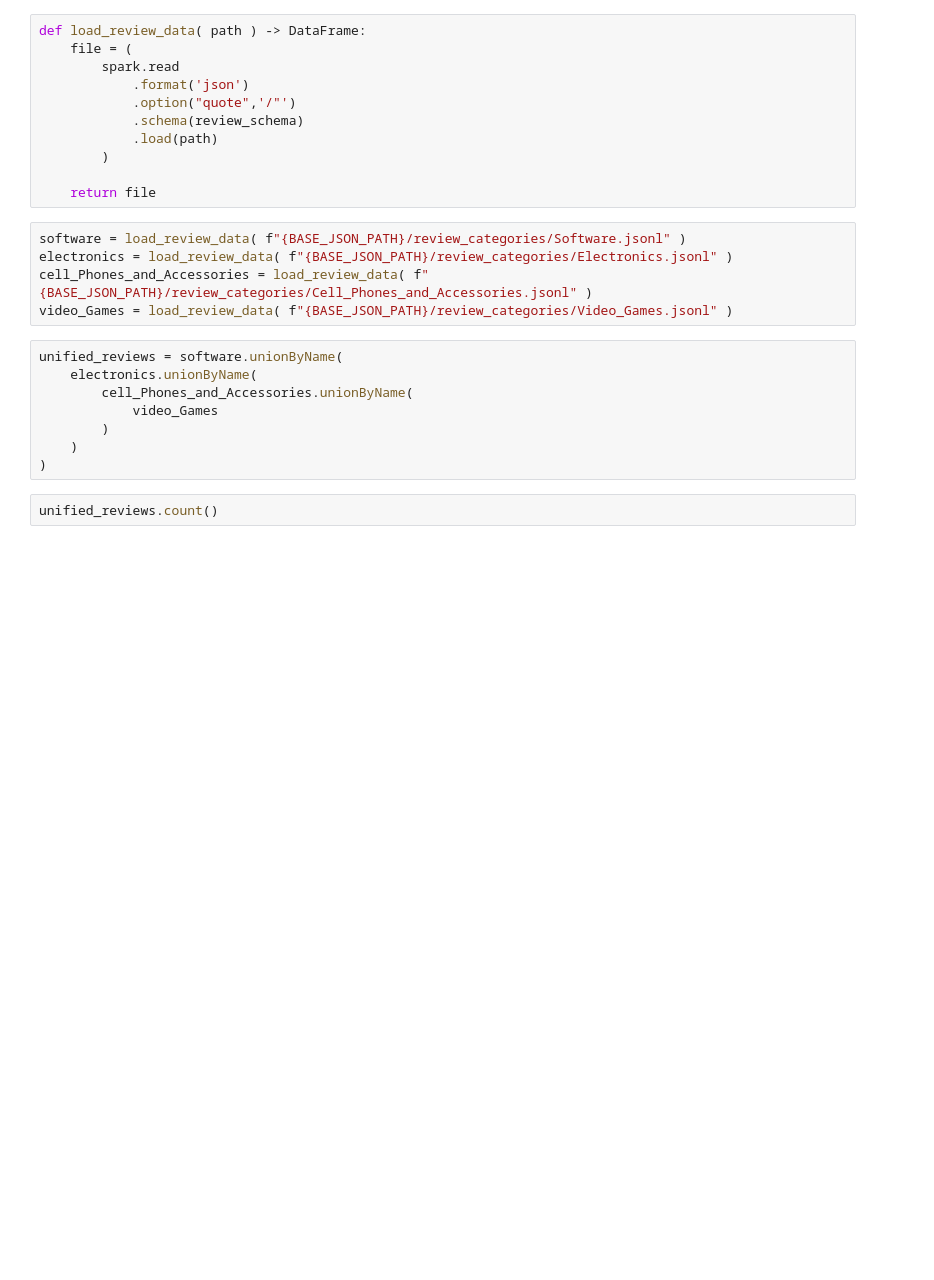
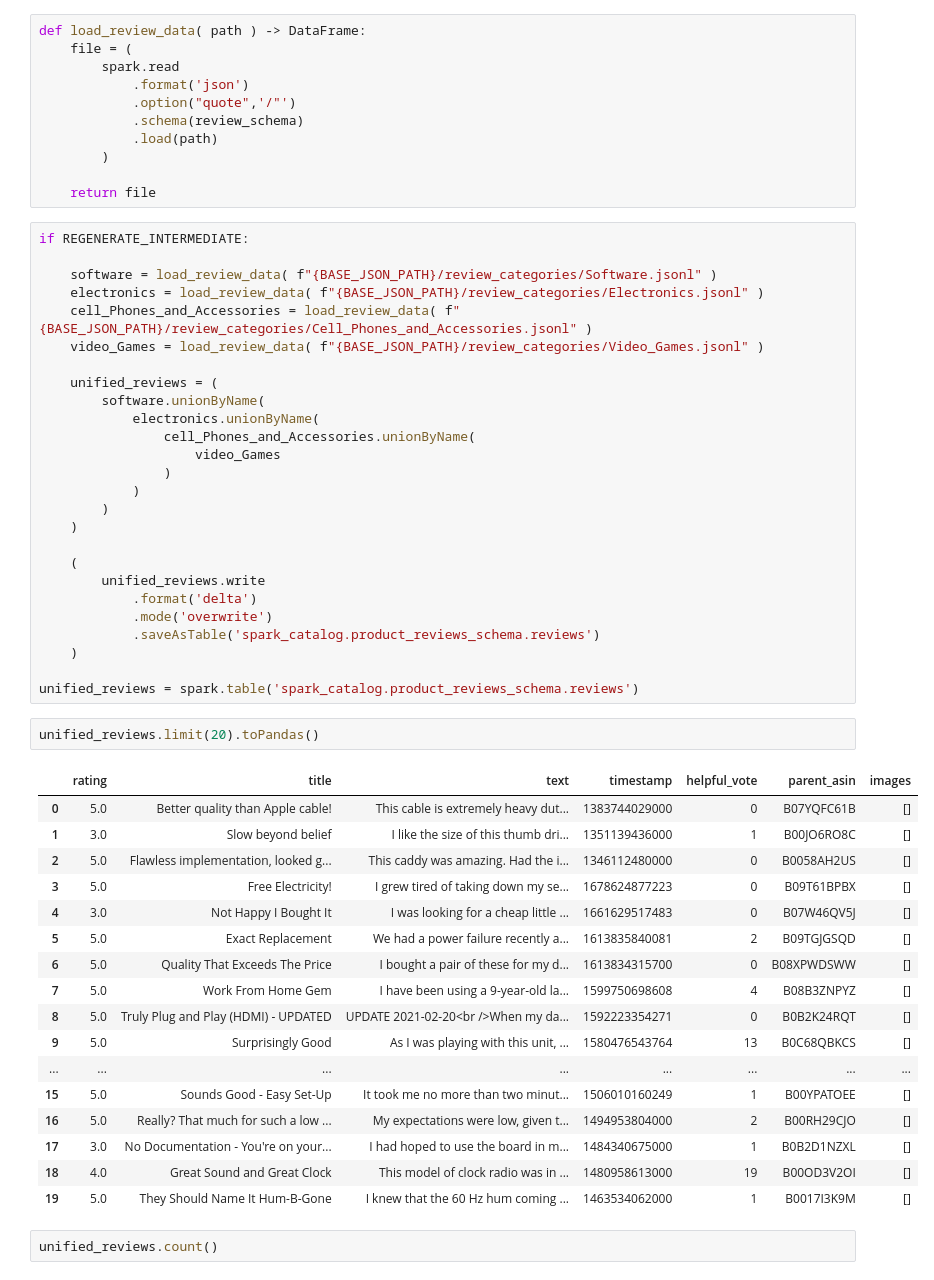
Before and after one commit to UIdealist/products-viability-analysis, a Jupyter notebook: analyze_item_metadata.ipynb, the cells around one changed output. Saved outputs shown, nothing was run; the diff lists cells and outputs as text; blank space fills up the shorter version.

```diff
--- a/analyze_item_metadata.ipynb
+++ b/analyze_item_metadata.ipynb
@@ -115,18 +254,51 @@ def load_review_data( path ) -> DataFrame:
 
     return file
 # %%
-software = load_review_data( f"{BASE_JSON_PATH}/review_categories/Software.jsonl" )
-electronics = load_review_data( f"{BASE_JSON_PATH}/review_categories/Electronics.jsonl" )
-cell_Phones_and_Accessories = load_review_data( f"{BASE_JSON_PATH}/review_categories/Cell_Phones_and_Accessories.jsonl" )
-video_Games = load_review_data( f"{BASE_JSON_PATH}/review_categories/Video_Games.jsonl" )
+if REGENERATE_INTERMEDIATE:
+
+    software = load_review_data( f"{BASE_JSON_PATH}/review_categories/Software.jsonl" )
+    electronics = load_review_data( f"{BASE_JSON_PATH}/review_categories/Electronics.jsonl" )
+    cell_Phones_and_Accessories = load_review_data( f"{BASE_JSON_PATH}/review_categories/Cell_Phones_and_Accessories.jsonl" )
+    video_Games = load_review_data( f"{BASE_JSON_PATH}/review_categories/Video_Games.jsonl" )
+
+    unified_reviews = (
+        software.unionByName(
+            electronics.unionByName(
+                cell_Phones_and_Accessories.unionByName(
+                    video_Games
+                )
+            )
+        )
+    )
+
+    (
+        unified_reviews.write
+            .format('delta')
+            .mode('overwrite')
+            .saveAsTable('spark_catalog.product_reviews_schema.reviews')
+    )
+
+unified_reviews = spark.table('spark_catalog.product_reviews_schema.reviews')
-# %%
-unified_reviews = software.unionByName(
-    electronics.unionByName(
-        cell_Phones_and_Accessories.unionByName(
-            video_Games
-        )
-    )
-)
+# %%
+unified_reviews.limit(20).toPandas()
+# %% [output]
+|  | rating | title | text | timestamp | helpful_vote | parent_asin | images |
+| 0 | 5.0 | Better quality than Apple cable! | This cable is extremely heavy dut... | 1383744029000 | 0 | B07YQFC61B | [] |
+| 1 | 3.0 | Slow beyond belief | I like the size of this thumb dri... | 1351139436000 | 1 | B00JO6RO8C | [] |
+| 2 | 5.0 | Flawless implementation, looked g... | This caddy was amazing. Had the i... | 1346112480000 | 0 | B0058AH2US | [] |
+| 3 | 5.0 | Free Electricity! | I grew tired of taking down my se... | 1678624877223 | 0 | B09T61BPBX | [] |
+| 4 | 3.0 | Not Happy I Bought It | I was looking for a cheap little ... | 1661629517483 | 0 | B07W46QV5J | [] |
+| 5 | 5.0 | Exact Replacement | We had a power failure recently a... | 1613835840081 | 2 | B09TGJGSQD | [] |
+| 6 | 5.0 | Quality That Exceeds The Price | I bought a pair of these for my d... | 1613834315700 | 0 | B08XPWDSWW | [] |
+| 7 | 5.0 | Work From Home Gem | I have been using a 9-year-old la... | 1599750698608 | 4 | B08B3ZNPYZ | [] |
+| 8 | 5.0 | Truly Plug and Play (HDMI) - UPDATED | UPDATE 2021-02-20<br />When my da... | 1592223354271 | 0 | B0B2K24RQT | [] |
+| 9 | 5.0 | Surprisingly Good | As I was playing with this unit, ... | 1580476543764 | 13 | B0C68QBKCS | [] |
+| ... | ... | ... | ... | ... | ... | ... | ... |
+| 15 | 5.0 | Sounds Good - Easy Set-Up | It took me no more than two minut... | 1506010160249 | 1 | B00YPATOEE | [] |
+| 16 | 5.0 | Really? That much for such a low ... | My expectations were low, given t... | 1494953804000 | 2 | B00RH29CJO | [] |
+| 17 | 3.0 | No Documentation - You're on your... | I had hoped to use the board in m... | 1484340675000 | 1 | B0B2D1NZXL | [] |
+| 18 | 4.0 | Great Sound and Great Clock | This model of clock radio was in ... | 1480958613000 | 19 | B00OD3V2OI | [] |
+| 19 | 5.0 | They Should Name It Hum-B-Gone | I knew that the 60 Hz hum coming ... | 1463534062000 | 1 | B0017I3K9M | [] |
 # %%
 unified_reviews.count()
 # %% [output]
```
Also changed, not shown: parts of 75 cells of this notebook, 24 other files.
